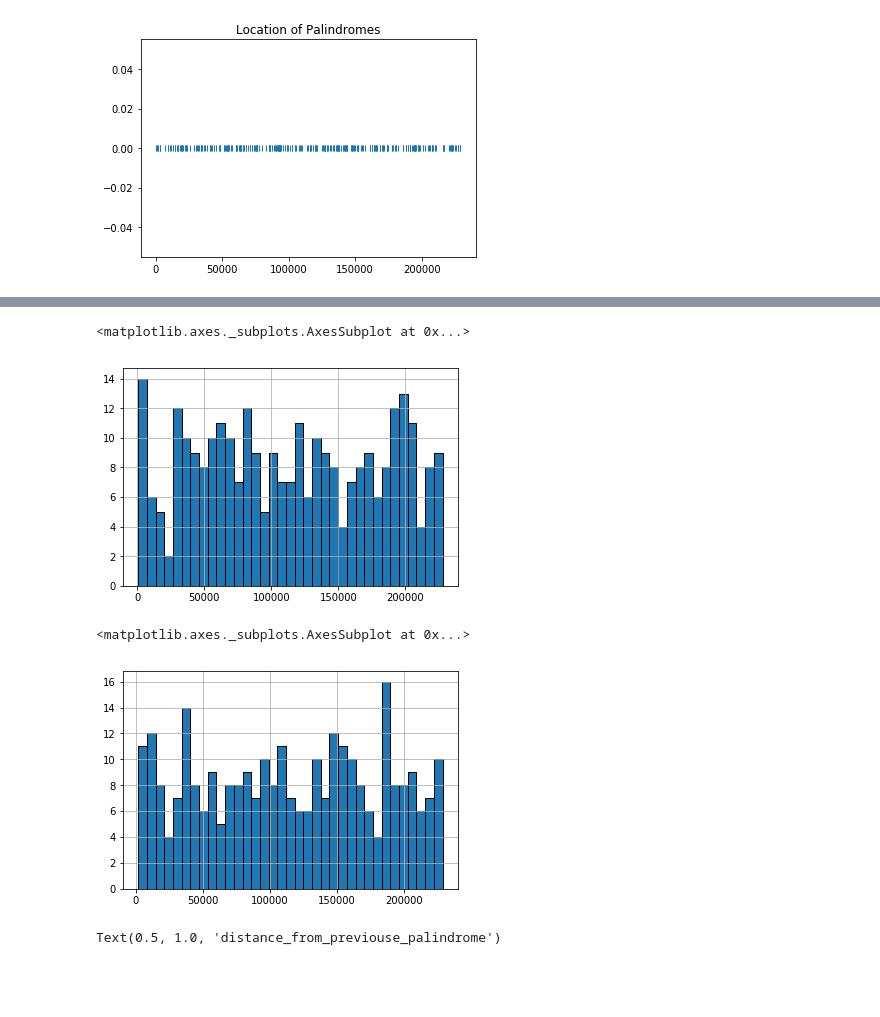
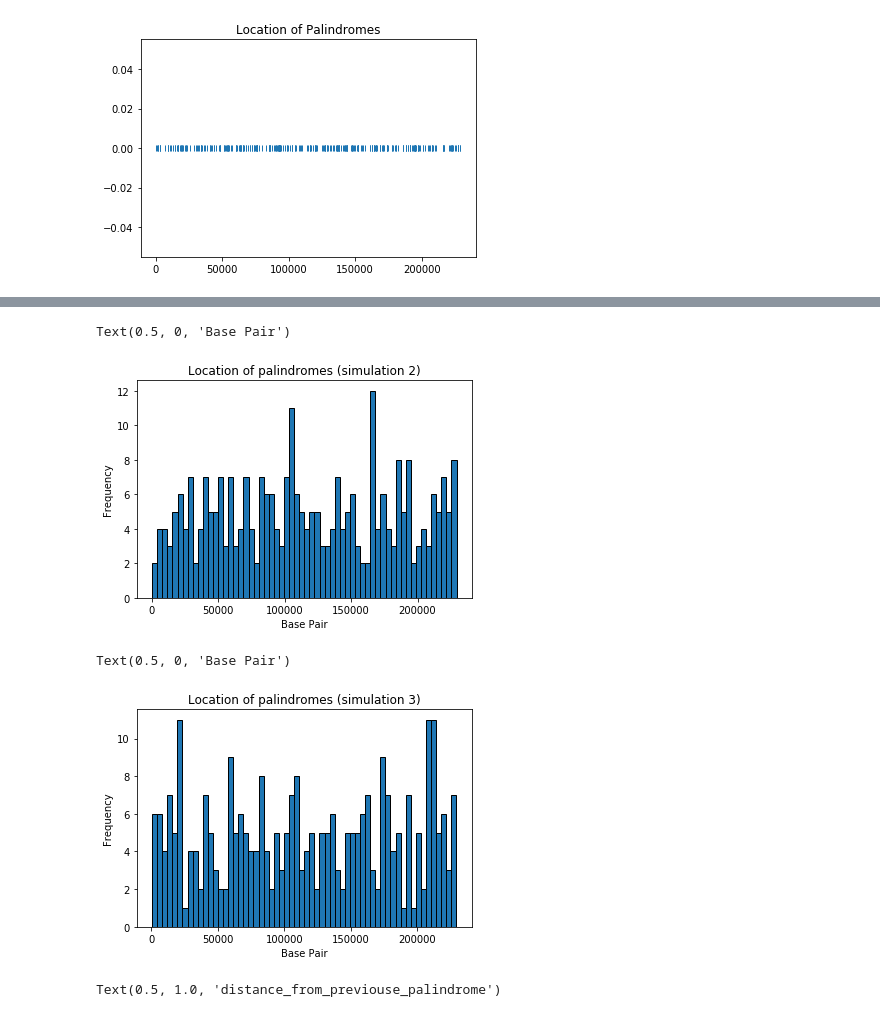
Before and after one commit to shy166/Data-Science-Investigation-Project, a Jupyter notebook: 189/hw3/study case 3 v2.ipynb, the cells around one changed output, grey strips where cells are left out. Drawn from its saved outputs; the diff is of its cells as text; code cells hidden in the pictures; blank space fills up the shorter version.

```diff
--- a/189/hw3/study case 3 v2.ipynb
+++ b/189/hw3/study case 3 v2.ipynb
@@ -67,13 +69,15 @@ pd.Series(samples[0]).hist(bins = 35, edgecolor = 'k')
 # %%
-pd.Series(samples[1]).hist(bins = 35, edgecolor = 'k')
+pd.Series(samples[1]).plot(kind= 'hist', bins = 60, edgecolor = 'k',title = ('Location of palindromes (simulation 2)'))
+plt.xlabel("Base Pair")
 # %% [output]
-<matplotlib.axes._subplots.AxesSubplot at 0x...>
+Text(0.5, 0, 'Base Pair')
-[figure, old version]
+[figure, new version]
 # %%
-pd.Series(samples[2]).hist(bins = 35, edgecolor = 'k')
+pd.Series(samples[2]).plot(kind= 'hist', bins = 60, edgecolor = 'k',title = ('Location of palindromes (simulation 3)'))
+plt.xlabel("Base Pair")
 # %% [output]
-<matplotlib.axes._subplots.AxesSubplot at 0x...>
+Text(0.5, 0, 'Base Pair')
-[figure, old version]
+[figure, new version]
 # %%
 data_1 = data_1.assign(distance_from_previouse_palindrome\
                        = data_1.location.diff().set_value(0, np.NaN))
```
Also changed, not shown: parts of 12 cells of this notebook.
